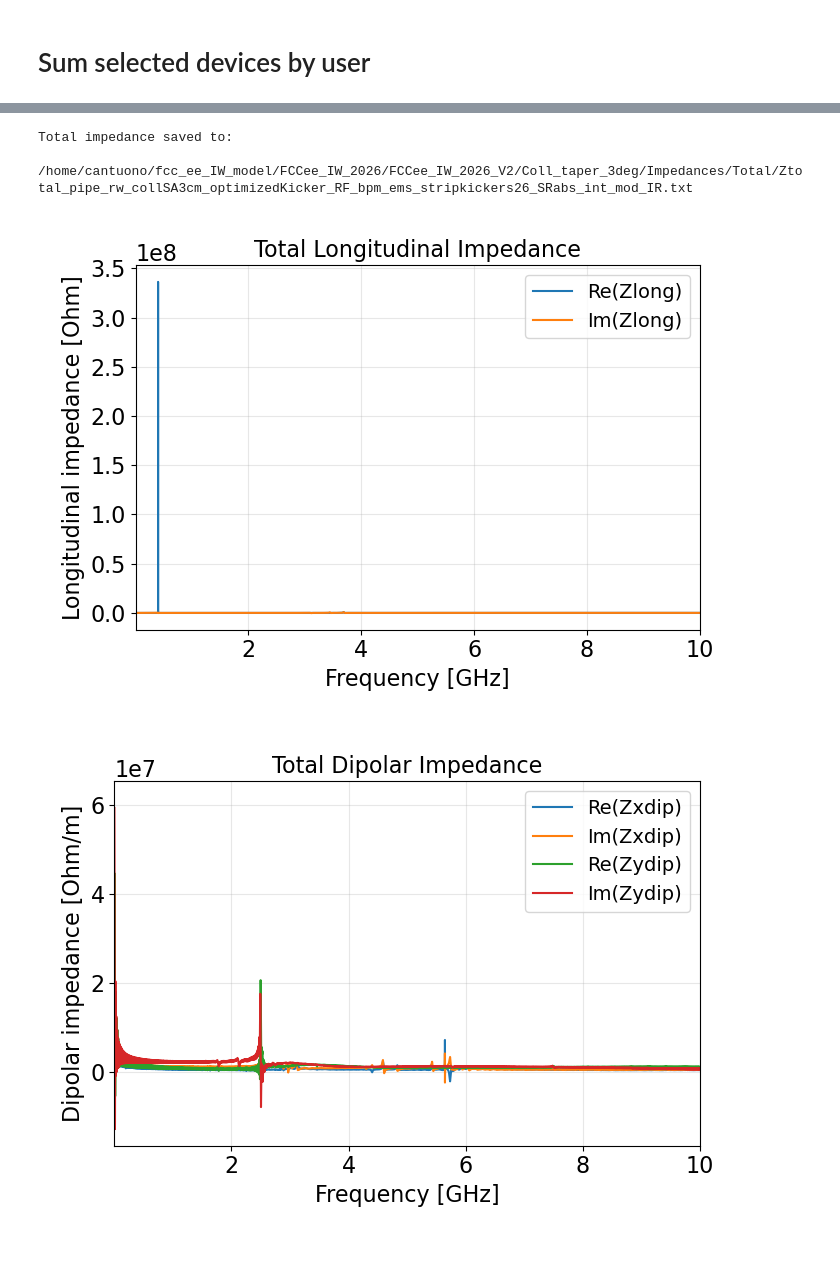
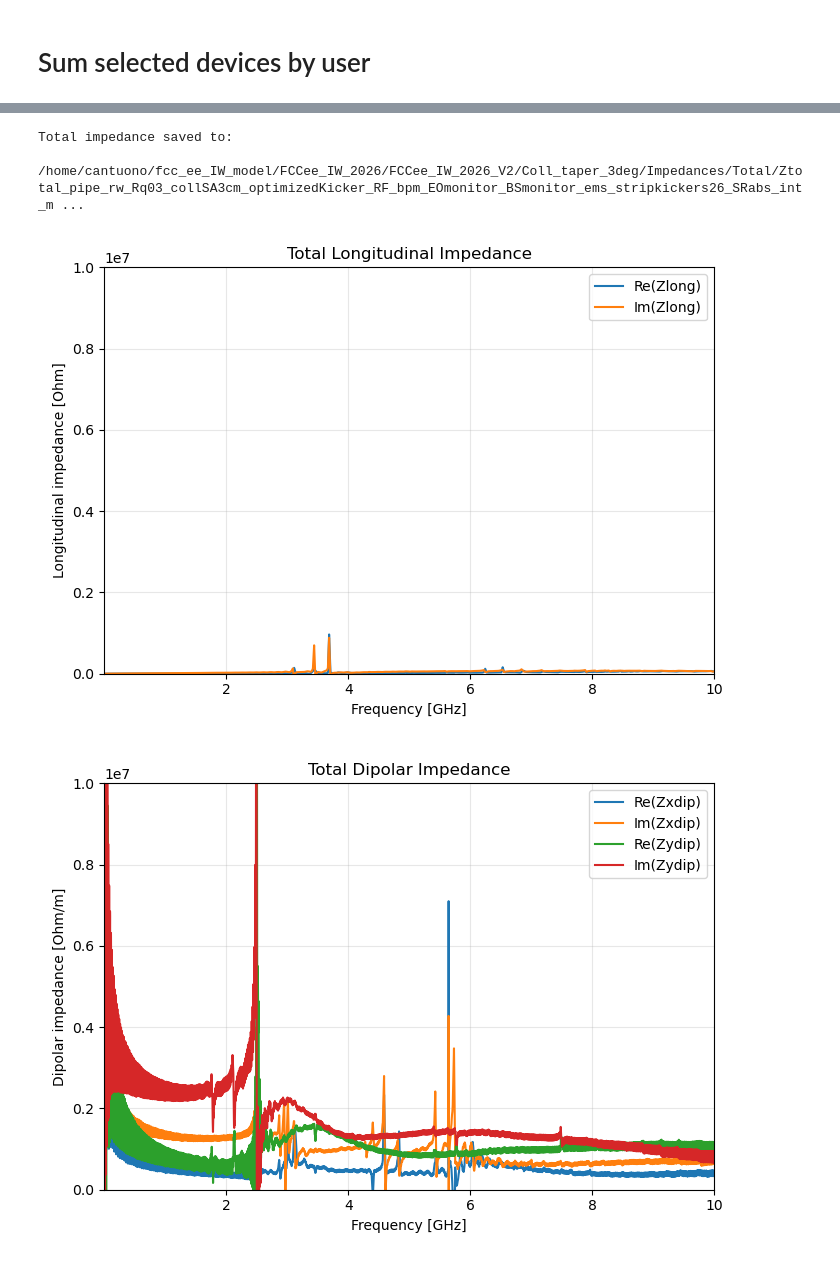
Before and after one commit to ImpedanCEI/fcc_ee_IW_model, a Jupyter notebook: FCCee_IW_2026/FCCee_IW_2026_V2/Coll_taper_3deg/Utilities&Docu/FCC_ee_IW_2026_Impedance_Model.ipynb, the cells around one changed output, grey strips where cells are left out. Drawn from its saved outputs; the diff is of its cells as text; code cells hidden in the pictures.

Commit message:
V2.c: last V2 release with 400 MHz RF, pipe roughness and new BI devices

```diff
--- a/FCCee_IW_2026/FCCee_IW_2026_V2/Coll_taper_3deg/Utilities&Docu/FCC_ee_IW_2026_Impedance_Model.ipynb
+++ b/FCCee_IW_2026/FCCee_IW_2026_V2/Coll_taper_3deg/Utilities&Docu/FCC_ee_IW_2026_Impedance_Model.ipynb
@@ -198,27 +206,31 @@ selected_devices  = [
 ]
 # %%
 SELECTED_DEVICES = [
-    "pipe_rw",
+    "pipe_rw_Rq03",
     "collSA3cm",
     "optimizedKicker",
     "RF",
     "bpm",
+    "EOmonitor",
+    "BSmonitor",
     "ems",
     "stripkickers26",
     "SRabs",
     "int_mod",
+    "flanges",
     "IR"
 ]
 
-freq, devices_long = read_impedance_devices(DEVICES_FOLDER,"long",)
 
-_, devices_dipx = read_impedance_devices(DEVICES_FOLDER,"dipx",)
+freq, devices_long = read_impedance_devices(DEVICES_FOLDER, "long")
 
-_, devices_dipy = read_impedance_devices(DEVICES_FOLDER,"dipy",)
+_, devices_dipx  = read_impedance_devices(DEVICES_FOLDER, "dipx",  freq_grid=freq)
 
-_, devices_quadx = read_impedance_devices(DEVICES_FOLDER,"quadx",)
+_, devices_dipy  = read_impedance_devices(DEVICES_FOLDER, "dipy",  freq_grid=freq)
 
-_, devices_quady = read_impedance_devices(DEVICES_FOLDER,"quady",)
+_, devices_quadx = read_impedance_devices(DEVICES_FOLDER, "quadx", freq_grid=freq)
+
+_, devices_quady = read_impedance_devices(DEVICES_FOLDER, "quady", freq_grid=freq)
 # %% [output]
 Looking in: /home/cantuono/fcc_ee_IW_model/FCCee_IW_2026/FCCee_IW_2026_V2/Coll_taper_3deg/Impedances/Devices
 Pattern: Z_long_*.txt
@@ -270,10 +282,10 @@ total_file = save_total_impedance_test(TOTAL_FOLDER,SELECTED_DEVICES,freq,Zlong,
 freq_loaded, Zlong_loaded, Zxdip_loaded, Zydip_loaded, Zxquad_loaded, Zyquad_loaded = load_total_impedance(total_file);
 # %% [output]
 Total impedance saved to:
-  /home/cantuono/fcc_ee_IW_model/FCCee_IW_2026/FCCee_IW_2026_V2/Coll_taper_3deg/Impedances/Total/Ztotal_pipe_rw_collSA3cm_optimizedKicker_RF_bpm_ems_stripkickers26_SRabs_int_mod_IR.txt
+  /home/cantuono/fcc_ee_IW_model/FCCee_IW_2026/FCCee_IW_2026_V2/Coll_taper_3deg/Impedances/Total/Ztotal_pipe_rw_Rq03_collSA3cm_optimizedKicker_RF_bpm_EOmonitor_BSmonitor_ems_stripkickers26_SRabs_int_m ...
 # %%
 
-plot_total_impedance(freq_loaded,Zlong_loaded,Zxdip_loaded,Zydip_loaded,Zxquad_loaded,Zyquad_loaded,filename=total_file.name,image_folder=PLOTS_FOLDER ,xlim=(1e-3, 10),show=True,save=False,);
+plot_total_impedance(freq_loaded,Zlong_loaded,Zxdip_loaded,Zydip_loaded,Zxquad_loaded,Zyquad_loaded,filename=total_file.name,image_folder=PLOTS_FOLDER ,xlim=(1e-3, 10),ylim=(0,1e7),show=True,save=False,);
 # %% [output]
-[figure, old version]
+[figure, new version]
-[figure, old version]
+[figure, new version]
```
Also changed, not shown: parts of 8 cells of this notebook, 59 other files.
